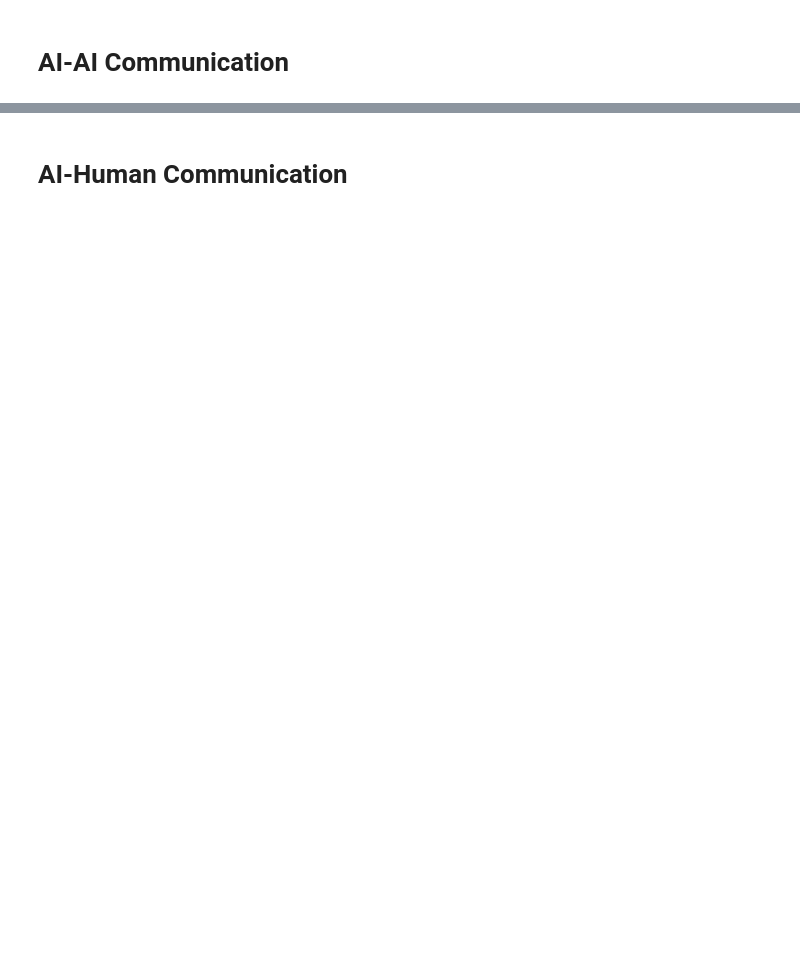
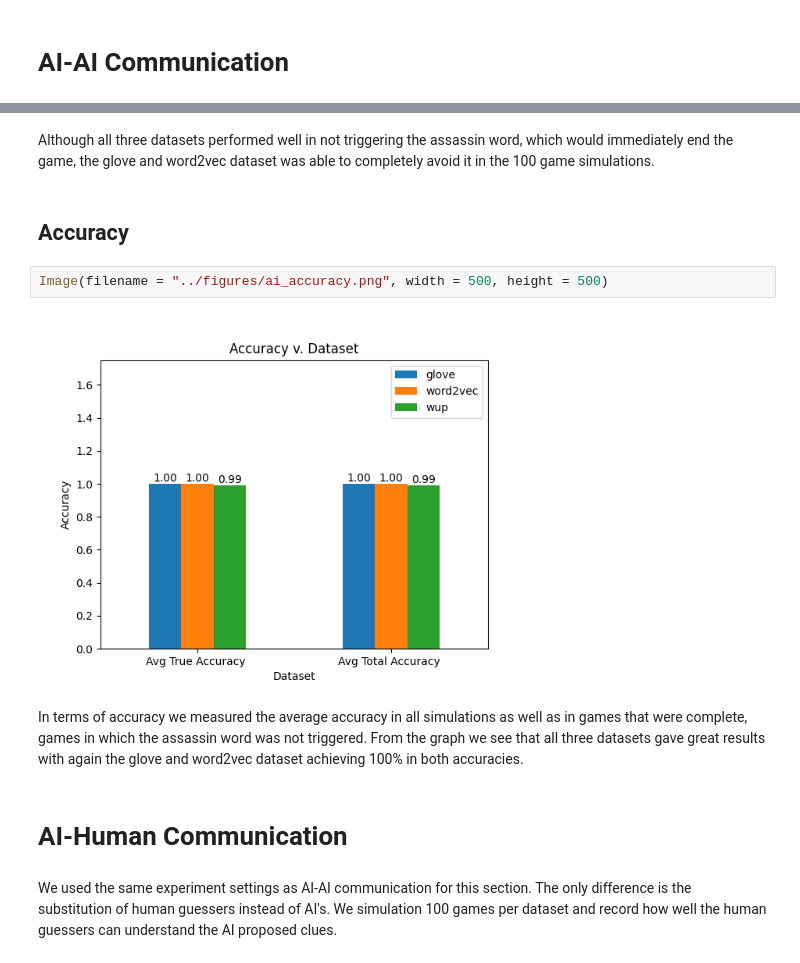
Before and after one commit to YongqingLi14/codenames-ai-analysis, a Jupyter notebook: notebooks/Report.ipynb, the cells around one changed output, grey strips where cells are left out. Drawn from its saved outputs; the diff is of its cells as text; blank space fills up the shorter version.

```diff
--- a/notebooks/Report.ipynb
+++ b/notebooks/Report.ipynb
@@ -20,2 +34,14 @@ Image(filename = "../figures/conservative_num_assassin.png",
+# %% [markdown]
+Although all three datasets performed well in not triggering the assassin word, which would immediately end the game, the glove and word2vec dataset was able to completely avoid it in the 100 game simulations.
+# %% [markdown]
+## Accuracy
+# %%
+Image(filename = "../figures/ai_accuracy.png", width = 500, height = 500)
+# %% [output]
+[figure, added]
+# %% [markdown]
+In terms of accuracy we measured the average accuracy in all simulations as well as in games that were complete, games in which the assassin word was not triggered. From the graph we see that all three datasets gave great results with again the glove and word2vec dataset achieving 100% in both accuracies.
 # %% [markdown]
 # AI-Human Communication
+# %% [markdown]
+We used the same experiment settings as AI-AI communication for this section. The only difference is the substitution of human guessers instead of AI's. We simulation 100 games per dataset and record how well the human guessers can understand the AI proposed clues.
```
Also changed, not shown: parts of 28 cells of this notebook, 14 other files.
